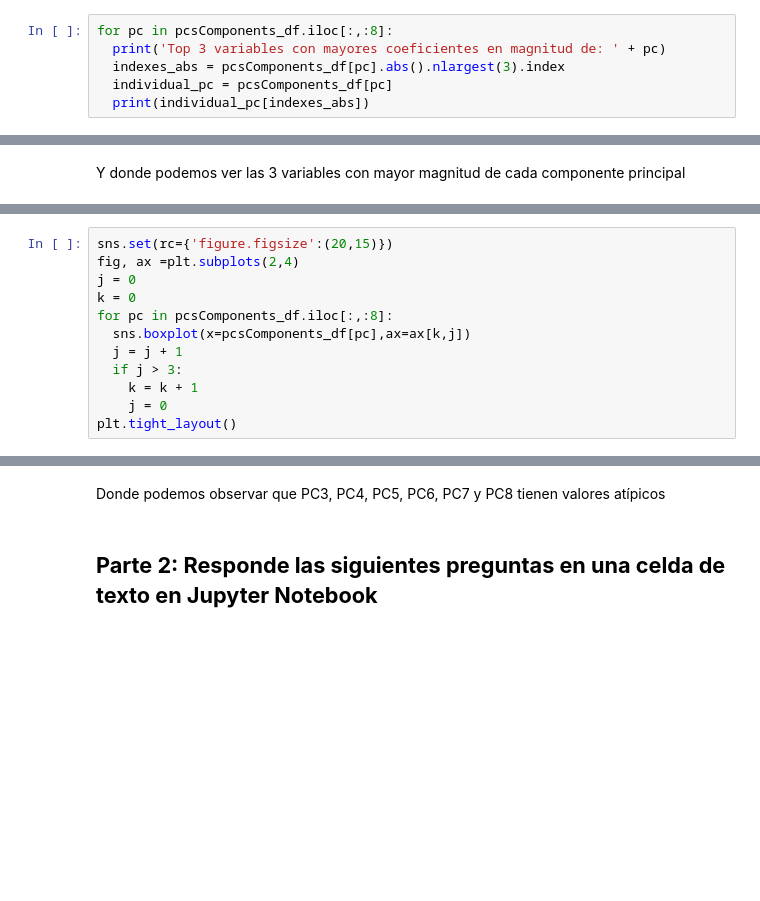
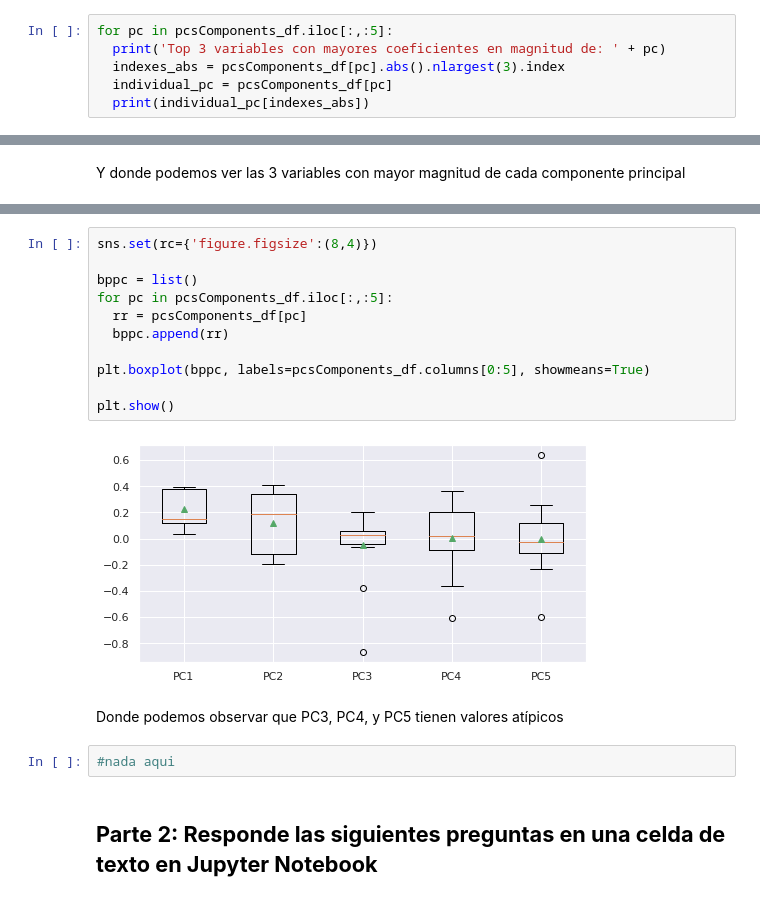
Before and after one commit to PosgradoMNA/actividades-de-aprendizaje-gerardoaaron_castanedajaramillo, a Jupyter notebook: Actividad Semanal -- 6.ipynb, the cells around one changed output, grey strips where cells are left out. Cells and saved outputs as stored; diff of their text form; blank space fills up the shorter version.

```diff
--- a/Actividad Semanal -- 6.ipynb
+++ b/Actividad Semanal -- 6.ipynb
@@ -551,5 +411,5 @@ Ahora evaluamos las variables con el mayor valor absoluto en los coeficientes PC
 # %%
-for pc in pcsComponents_df.iloc[:,:8]:
+for pc in pcsComponents_df.iloc[:,:5]:
   print('Top 3 variables con mayores coeficientes en magnitud de: ' + pc)
   indexes_abs = pcsComponents_df[pc].abs().nlargest(3).index
   individual_pc = pcsComponents_df[pc]
@@ -614,12 +436,0 @@ Para identificar los valores atípicos generaremos graficas de boxplot de cada c
-# %%
-sns.set(rc={'figure.figsize':(20,15)})
-fig, ax =plt.subplots(2,4)
-j = 0
-k = 0
-for pc in pcsComponents_df.iloc[:,:8]:
-  sns.boxplot(x=pcsComponents_df[pc],ax=ax[k,j])
-  j = j + 1
-  if j > 3:
-    k = k + 1
-    j = 0
-plt.tight_layout()
@@ -628,5 +441,20 @@ plt.tight_layout()
+# %%
+sns.set(rc={'figure.figsize':(8,4)})
+
+bppc = list()
+for pc in pcsComponents_df.iloc[:,:5]:
+  rr = pcsComponents_df[pc]
+  bppc.append(rr)
+
+plt.boxplot(bppc, labels=pcsComponents_df.columns[0:5], showmeans=True)
+
+plt.show()
+# %% [output]
+[figure, added]
 # %% [markdown]
-Donde podemos observar que PC3, PC4, PC5, PC6, PC7 y PC8 tienen valores atípicos
+Donde podemos observar que PC3, PC4, y PC5 tienen valores atípicos
+# %%
+#nada aqui
 # %% [markdown]
 ## **Parte 2: Responde las siguientes preguntas en una celda de texto en Jupyter Notebook**
 # %% [markdown]
```
Also changed, not shown: parts of 53 cells of this notebook.
